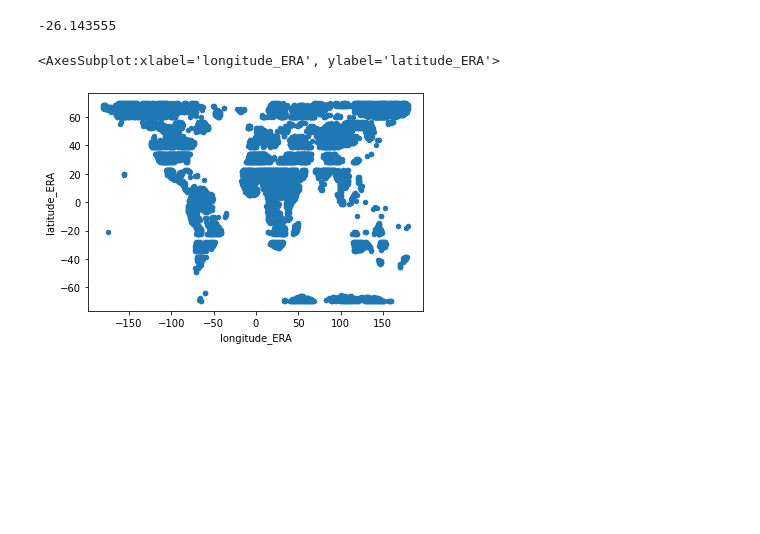
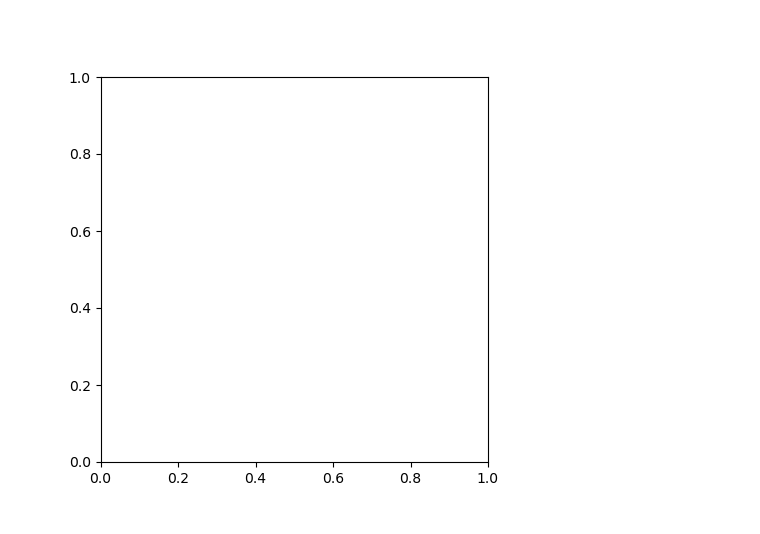
Before and after one commit to tomkimpson/ML4L, a Jupyter notebook: jupyter_notebooks/Untitled1.ipynb, the cells around one changed output. Saved outputs shown, nothing was run; the diff lists cells and outputs as text; code cells hidden in the pictures; blank space fills up the shorter version.

Commit message:
visualization plots

```diff
--- a/jupyter_notebooks/Untitled1.ipynb
+++ b/jupyter_notebooks/Untitled1.ipynb
@@ -105,9 +0,0 @@ plot_map(df,'longitude_ERA', 'latitude_ERA', 'delta')
-# %%
-df.delta.min()
-# %% [output]
--26.143555
-# %%
-test_data_24.plot.scatter('longitude_ERA','latitude_ERA')
-# %% [output]
-<AxesSubplot:xlabel='longitude_ERA', ylabel='latitude_ERA'>
-[figure, removed]
@@ -113,0 +8,58 @@ test_data_24.plot.scatter('longitude_ERA','latitude_ERA')
+# %%
+#Get all data ready
+path = '/network/group/aopp/predict/TIP016_PAXTON_RPSPEEDY/ML4L/ML_1647449098/' #Averaged
+import pandas as pd
+df = pd.read_pickle(path+'predictions.pkl')
+
+df_tmp = df.copy()
+df_tmp['error_ERA'] = abs(df_tmp.MODIS_LST - df_tmp.t2m)
+df_tmp['error_NN'] = abs(df_tmp.MODIS_LST - df_tmp.predictions)
+df_tmp['error_ERA_rel'] = abs(df_tmp.MODIS_LST - df_tmp.t2m) / df_tmp.MODIS_LST
+df_tmp['error_NN_rel'] = abs(df_tmp.MODIS_LST - df_tmp.predictions) / df_tmp.MODIS_LST
+df_tmp["time_daily"] = df_tmp['time'].dt.to_period('D').dt.to_timestamp()
+ds_map = df_tmp.groupby(['latitude_ERA', 'longitude_ERA','time_daily'],as_index=False).mean()
+# %%
+
+# Set parameters
+frames = 10
+
+# Data for plotting
+t = np.unique(ds_map.time_daily)
+
+
+# init the figure
+fig, ax = plt.subplots(figsize=(5,5))
+
+def update(i):
+    # clear the axis each frame
+    ax.clear()
+
+
+    #Get the data
+    ti=t[i]
+    condition = f"time_daily == '{ti}'"
+    ds = ds_map.query(condition)
+
+    x = ds.longitude_ERA
+    y = ds.latitude_ERA
+    z = ds['error_ERA']
+
+
+    # replot things
+    sc = ax.scatter(x, y,
+               s=1,
+               c=z,
+               cmap='viridis',
+               )
+    #cbar = plt.colorbar(sc)
+    #cbar.ax.set_ylabel('X', rotation=270,fontsize = 12)
+    #plt.clim(0,10)
+
+    # reformat things
+    ax.set_xlabel('world')
+    ax.set_ylabel('hello')
+
+ani = animation.FuncAnimation(fig, update, frames=frames, interval=500)
+#HTML(ani.to_jshtml())
+# %% [output]
+[figure, added]
```
Also changed, not shown: parts of 15 cells of this notebook, 17 other files.
